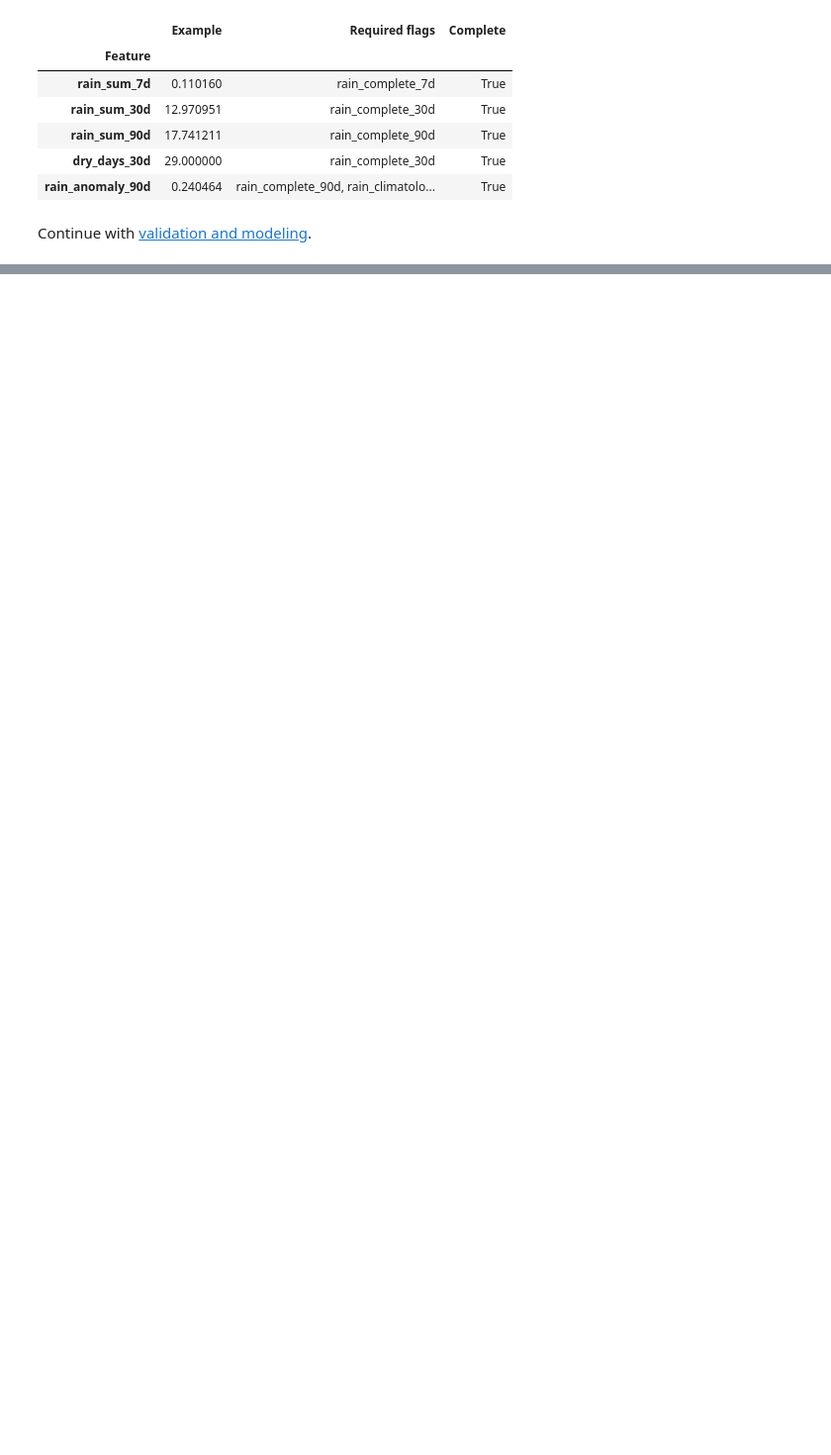
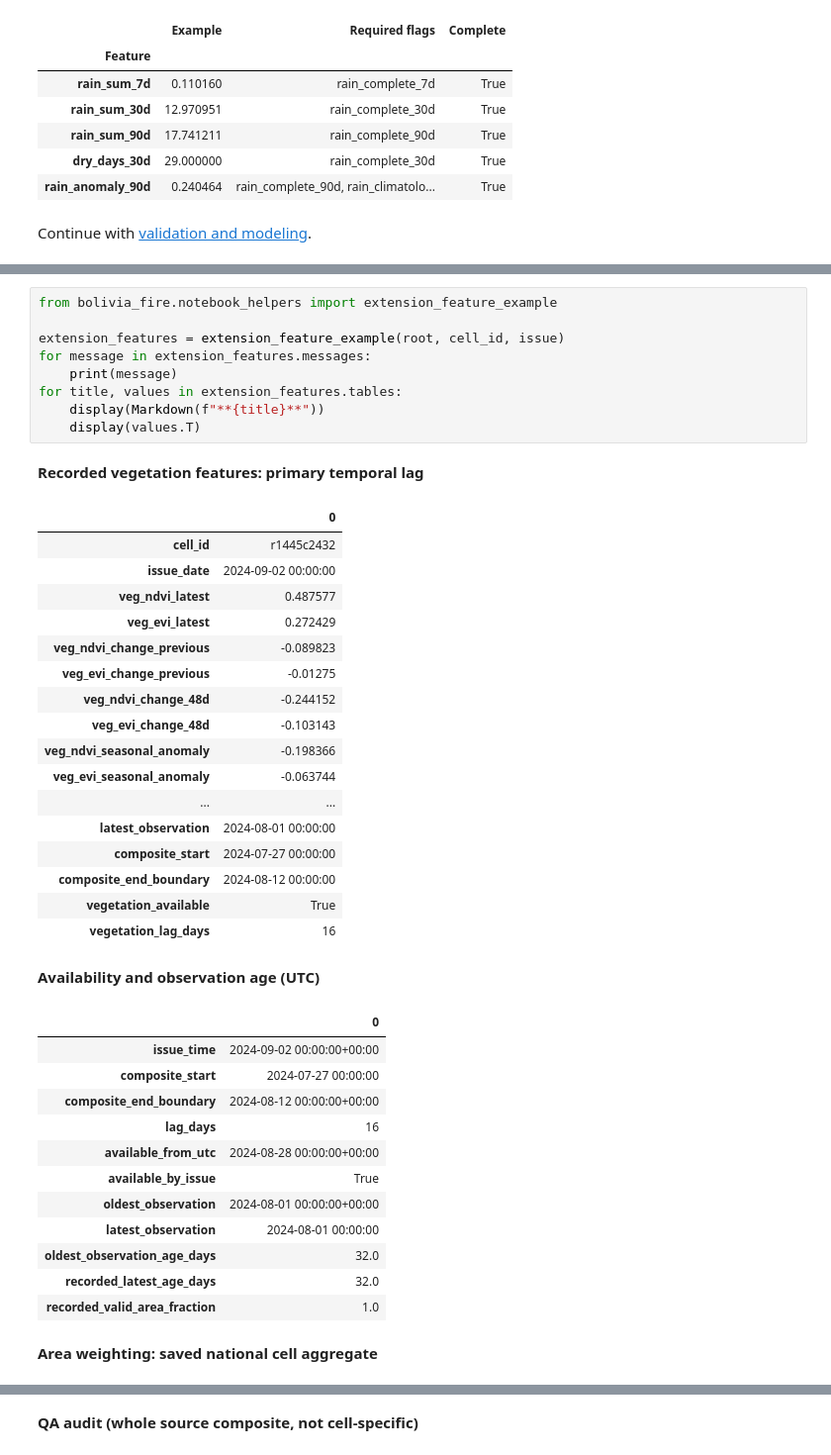
Before and after one commit to Cupesi/bolivia-fire, a Jupyter notebook: notebooks/02_features.ipynb, the cells around one changed output, grey strips where cells are left out. Shown at 99% size. Drawn from its saved outputs; the diff is of its cells as text; blank space fills up the shorter version.

```diff
--- a/notebooks/02_features.ipynb
+++ b/notebooks/02_features.ipynb
@@ -480,0 +535,42 @@ Continue with [validation and modeling](03_modeling.ipynb).
+# %%
+from bolivia_fire.notebook_helpers import extension_feature_example
+
+extension_features = extension_feature_example(root, cell_id, issue)
+for message in extension_features.messages:
+    print(message)
+for title, values in extension_features.tables:
+    display(Markdown(f"**{title}**"))
+    display(values.T)
+# %% [output]
+**Recorded vegetation features: primary temporal lag**
+|  | 0 |
+| cell_id | r1445c2432 |
+| issue_date | 2024-09-02 00:00:00 |
+| veg_ndvi_latest | 0.487577 |
+| veg_evi_latest | 0.272429 |
+| veg_ndvi_change_previous | -0.089823 |
+| veg_evi_change_previous | -0.01275 |
+| veg_ndvi_change_48d | -0.244152 |
+| veg_evi_change_48d | -0.103143 |
+| veg_ndvi_seasonal_anomaly | -0.198366 |
+| veg_evi_seasonal_anomaly | -0.063744 |
+| ... | ... |
+| latest_observation | 2024-08-01 00:00:00 |
+| composite_start | 2024-07-27 00:00:00 |
+| composite_end_boundary | 2024-08-12 00:00:00 |
+| vegetation_available | True |
+| vegetation_lag_days | 16 |
+**Availability and observation age (UTC)**
+|  | 0 |
+| issue_time | 2024-09-02 00:00:00+00:00 |
+| composite_start | 2024-07-27 00:00:00 |
+| composite_end_boundary | 2024-08-12 00:00:00+00:00 |
+| lag_days | 16 |
+| available_from_utc | 2024-08-28 00:00:00+00:00 |
+| available_by_issue | True |
+| oldest_observation | 2024-08-01 00:00:00+00:00 |
+| latest_observation | 2024-08-01 00:00:00 |
+| oldest_observation_age_days | 32.0 |
+| recorded_latest_age_days | 32.0 |
+| recorded_valid_area_fraction | 1.0 |
+**Area weighting: saved national cell aggregate**
@@ -480,0 +585 @@ Continue with [validation and modeling](03_modeling.ipynb).
+**QA audit (whole source composite, not cell-specific)**
```
Also changed, not shown: parts of 2 cells of this notebook, 5 other files.
